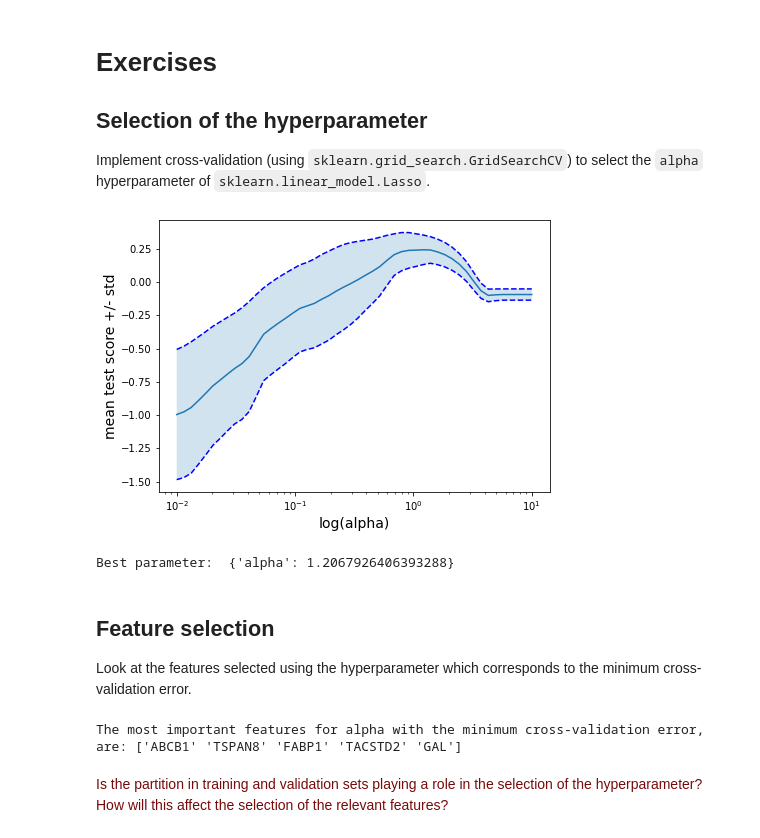
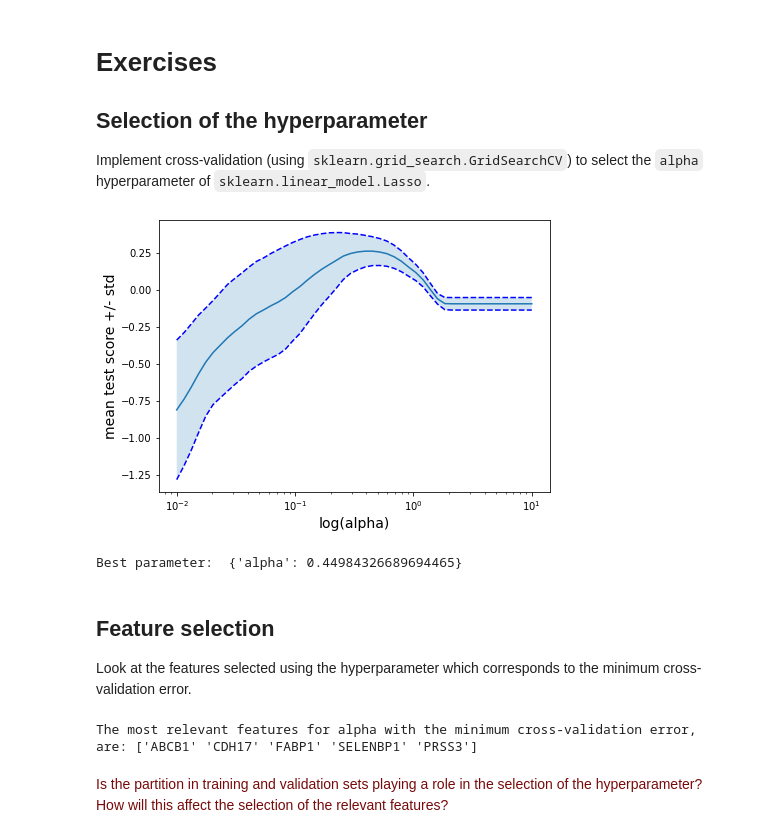
Before and after one commit to florisverheijen/8dm50-machine-learning, a Jupyter notebook: practicals/week_3.ipynb, the cells around one changed output. Saved outputs shown, nothing was run; the diff lists cells and outputs as text; code cells hidden in the pictures.

```diff
--- a/practicals/week_3.ipynb
+++ b/practicals/week_3.ipynb
@@ -365,6 +365,7 @@ from sklearn.model_selection import GridSearchCV
 import numpy as np
 from sklearn.model_selection import train_test_split
 import matplotlib.pyplot as plt
+from sklearn.preprocessing import StandardScaler
 
 # get values of de pandas Dataframes
 X = gene_expression.values
@@ -374,6 +375,11 @@ y = drug_response.values
 # random state ensures that the split is reproducible, so each time you run the train and test set will be the same
 X_train, X_test, y_train, y_test = train_test_split(X, y, test_size=0.2, random_state=42)
 
+# standardize X values
+scaler = StandardScaler()
+scaler.fit(X_train)
+X_train_s = scaler.transform(X_train)
+
 # define parameters for Lasso regression
 lasso = Lasso(random_state = 0, max_iter = 10000)
 alphas = np.logspace(-2,1,50)
@@ -382,37 +388,37 @@ n_folds = 5
 
 # perform gridsearch on all parameters alpha and fit model
 grid = GridSearchCV(lasso,tuned_parameters, cv = n_folds)
-grid.fit(X_train,y_train)
+grid.fit(X_train_s,y_train)
 
 # get mean test score and standard deviation on all samples
 scores = grid.cv_results_['mean_test_score']
 scores_std = grid.cv_results_['std_test_score']
 
 # plot results
 plt.figure().set_size_inches(7, 5)
 plt.semilogx(alphas, scores) # plot mean test score for all alphas
 
 # plot error lines showing +/- std. errors of the scores
 std_error = scores_std / np.sqrt(n_folds)
 plt.semilogx(alphas, scores + std_error, 'b--')
 plt.semilogx(alphas, scores - std_error, 'b--')
 
 plt.ylabel('mean test score +/- std',fontsize=14)
 plt.xlabel('log(alpha)',fontsize=14)
 
 # alpha=0.2 controls the translucency of the fill color
 plt.fill_between(alphas, scores + std_error, scores - std_error, alpha=0.2)
 
 plt.show()
 
 print("Best parameter: ", grid.best_params_)
 
 # refitting on the best parameter alpha
 best_model = grid.best_estimator_
-y_pred = best_model.fit(X_train,y_train).predict(X_test) # perform fitting and predicting in one step
+y_pred = best_model.fit(X_train_s,y_train).predict(X_test) # perform fitting and predicting in one step
 # %% [output]
-[figure, old version]
+[figure, new version]
-Best parameter:  {'alpha': 1.2067926406393288}
+Best parameter:  {'alpha': 0.44984326689694465}
 # %% [markdown]
 ## Feature selection
 
@@ -420,7 +426,7 @@ Look at the features selected using the hyperparameter which corresponds to the
 # %%
 # fit model with best found value for alpha, so with minimum cross-validation error
 yr_train = np.ravel(y_train)
-clf = Lasso(alpha = list(grid.best_params_.values())).fit(X_train, yr_train)
+clf = Lasso(alpha = list(grid.best_params_.values())).fit(X_train_s, yr_train)
 
 # the features with the highest coef_ are most important
 importance = np.abs(clf.coef_)
@@ -436,7 +442,7 @@ feature_names = gene_expression.columns
 most_imp_features = np.array(feature_names[i_most_imp_features])
 print('The most relevant features for alpha with the minimum cross-validation error, are: {}'.format(most_imp_features))
 # %% [output]
-The most important features for alpha with the minimum cross-validation error, are: ['ABCB1' 'TSPAN8' 'FABP1' 'TACSTD2' 'GAL']
+The most relevant features for alpha with the minimum cross-validation error, are: ['ABCB1' 'CDH17' 'FABP1' 'SELENBP1' 'PRSS3']
 # %% [markdown]
 <p><font color='#770a0a'>Is the partition in training and validation sets playing a role in the selection of the hyperparameter? How will this affect the selection of the relevant features?</font></p>
 # %%
```
Also changed, not shown: parts of 7 cells of this notebook.
